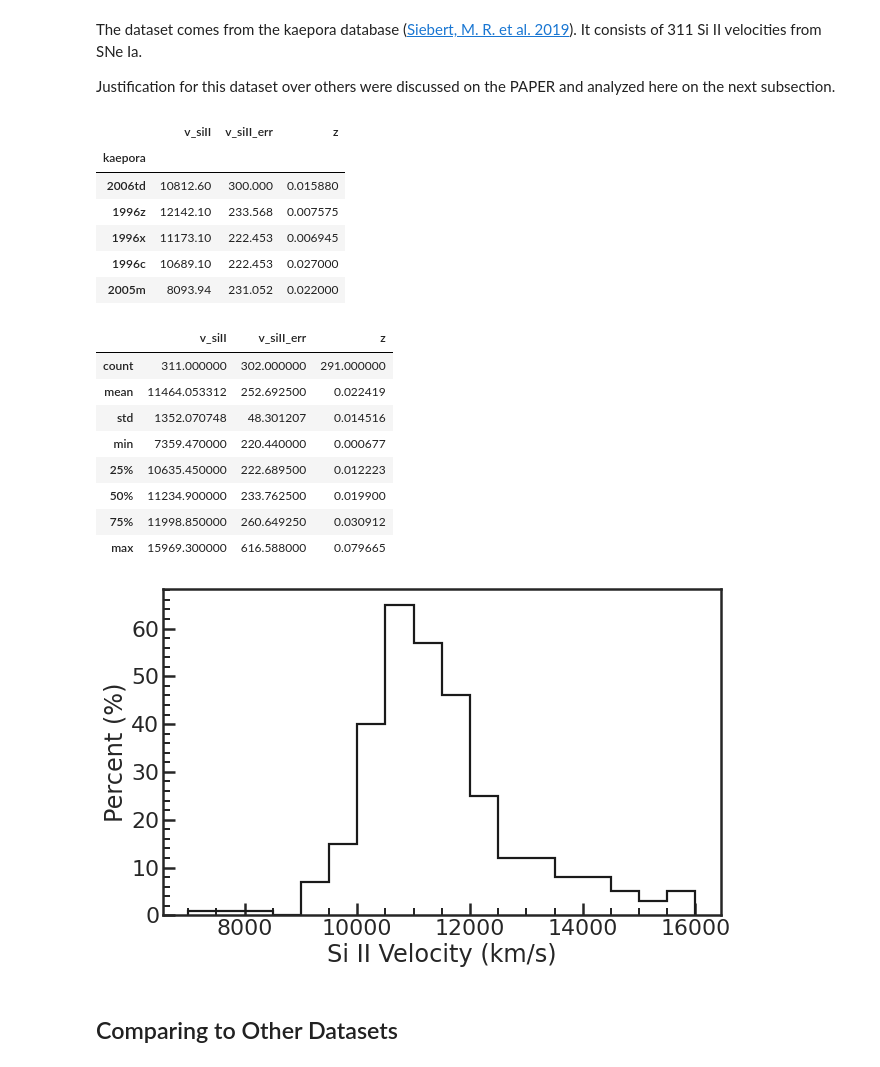
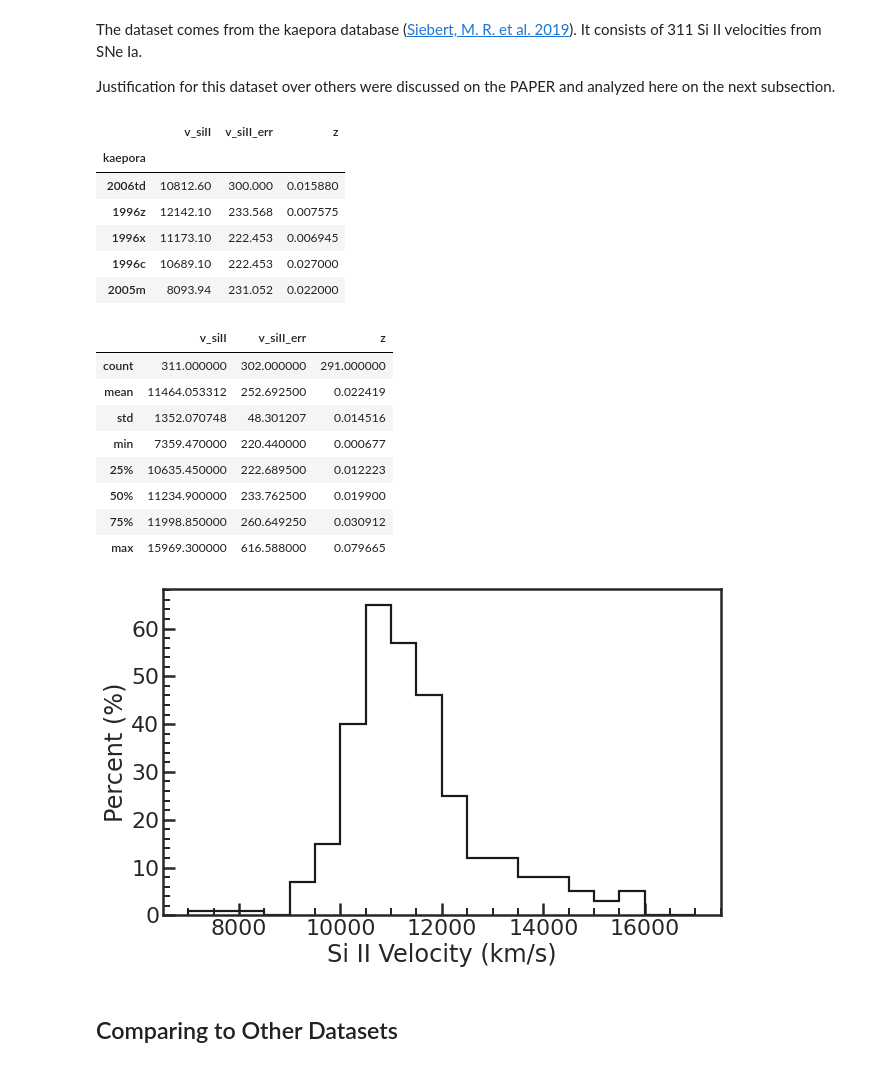
Before and after one commit to ketozhang/ejecta-velocities-of-type-Ia-supernovae, a Jupyter notebook: report.ipynb, the cells around one changed output. Saved outputs shown, nothing was run; the diff lists cells and outputs as text; code cells hidden in the pictures.

```diff
--- a/report.ipynb
+++ b/report.ipynb
@@ -48,7 +48,7 @@ from dataloader import import_kaepora  # See dataloader.py::clean_data for data
 data = import_kaepora()
 
 # Plot
-bins = np.arange(7000, 16001, 500)
+bins = np.arange(7000, 17001, 500)
 plt.hist(data['v_siII'],
          bins=bins,
          color='k',
@@ -57,34 +57,34 @@ plt.hist(data['v_siII'],
 
 # Plot config
 plt.xlabel('Si II Velocity (km/s)')
 plt.ylabel('Percent (%)')
 
 display(data.head())
 display(data.describe())
 
 plt.savefig(
     'results/velocity_dist_raw.eps',
     orientation='landscape',
     format='eps',
 )
 # %% [output]
 |  | v_siII | v_siII_err | z |
 | kaepora |  |  |  |
 | 2006td | 10812.60 | 300.000 | 0.015880 |
 | 1996z | 12142.10 | 233.568 | 0.007575 |
 | 1996x | 11173.10 | 222.453 | 0.006945 |
 | 1996c | 10689.10 | 222.453 | 0.027000 |
 | 2005m | 8093.94 | 231.052 | 0.022000 |
 |  | v_siII | v_siII_err | z |
 | count | 311.000000 | 302.000000 | 291.000000 |
 | mean | 11464.053312 | 252.692500 | 0.022419 |
 | std | 1352.070748 | 48.301207 | 0.014516 |
 | min | 7359.470000 | 220.440000 | 0.000677 |
 | 25% | 10635.450000 | 222.689500 | 0.012223 |
 | 50% | 11234.900000 | 233.762500 | 0.019900 |
 | 75% | 11998.850000 | 260.649250 | 0.030912 |
 | max | 15969.300000 | 616.588000 | 0.079665 |
-[figure, old version]
+[figure, new version]
 # %% [markdown]
 ## Comparing to Other Datasets
 # %%
```
Also changed, not shown: parts of 14 cells of this notebook, 14 other files.
